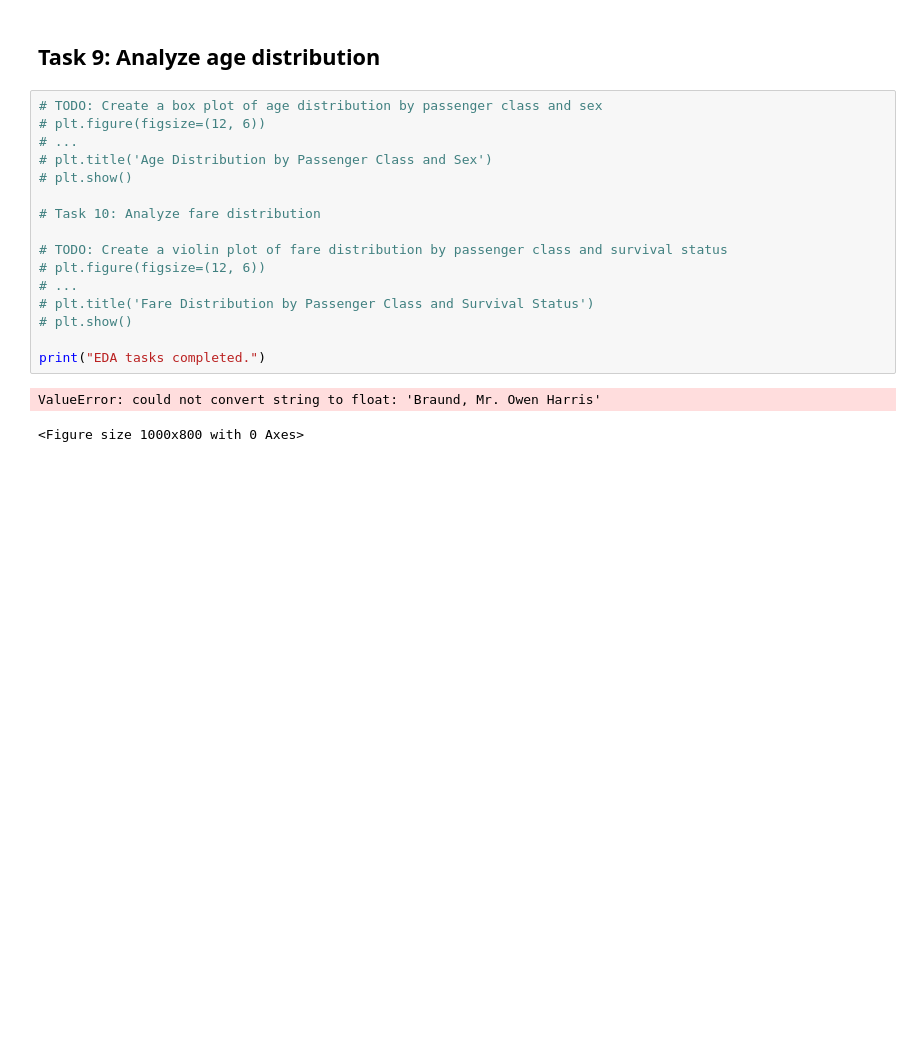
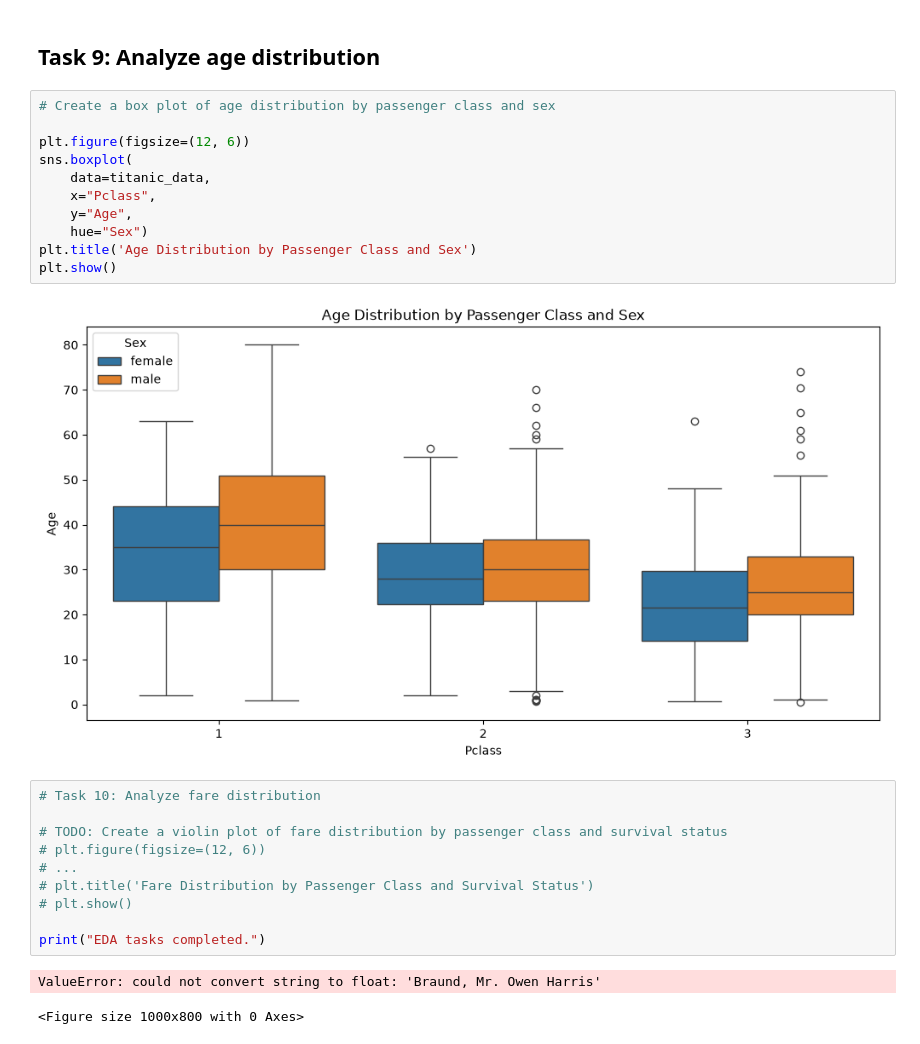
Before and after one commit to Yvesangwa/AI_labs, a Jupyter notebook: Lesson_5_EDA_project/Lesson_5_EDA_project.ipynb, the cells around one changed output. Saved outputs shown, nothing was run; the diff lists cells and outputs as text; blank space fills up the shorter version.

Commit message:
Create a box plot of age distribution by passenger class and sex

```diff
--- a/Lesson_5_EDA_project/Lesson_5_EDA_project.ipynb
+++ b/Lesson_5_EDA_project/Lesson_5_EDA_project.ipynb
@@ -355,13 +355,20 @@ Third_class     24.0
 Name: Survived, dtype: float64
 # %% [markdown]
 ## **Task 9: Analyze age distribution**
+# %%
+# Create a box plot of age distribution by passenger class and sex
+
+plt.figure(figsize=(12, 6))
+sns.boxplot(
+    data=titanic_data,
+    x="Pclass",
+    y="Age",
+    hue="Sex")
+plt.title('Age Distribution by Passenger Class and Sex')
+plt.show()
+# %% [output]
+[figure, added]
 # %%
-# TODO: Create a box plot of age distribution by passenger class and sex
-# plt.figure(figsize=(12, 6))
-# ...
-# plt.title('Age Distribution by Passenger Class and Sex')
-# plt.show()
-
 # Task 10: Analyze fare distribution
 
 # TODO: Create a violin plot of fare distribution by passenger class and survival status
```
